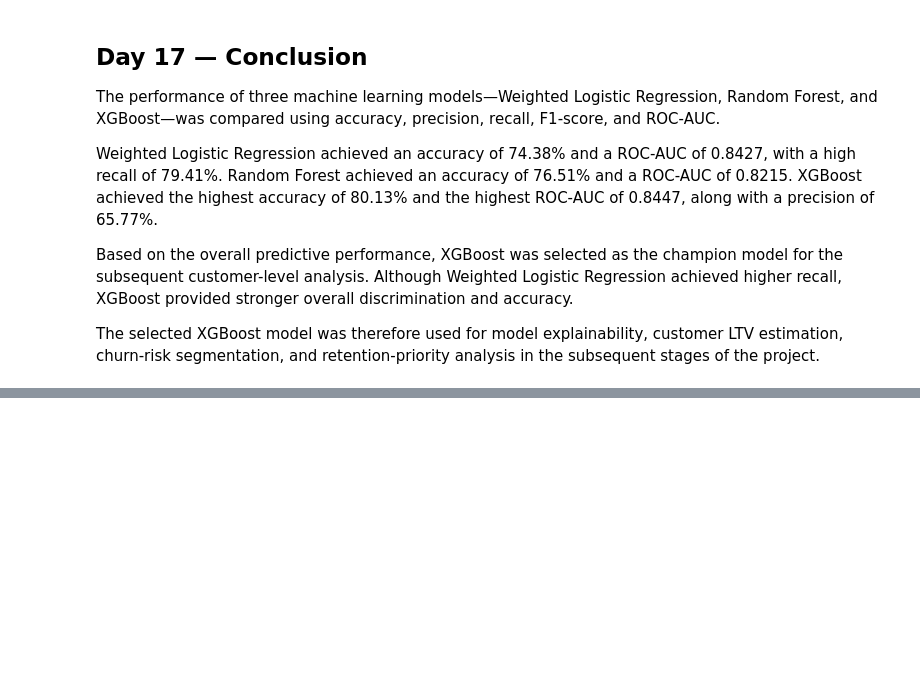
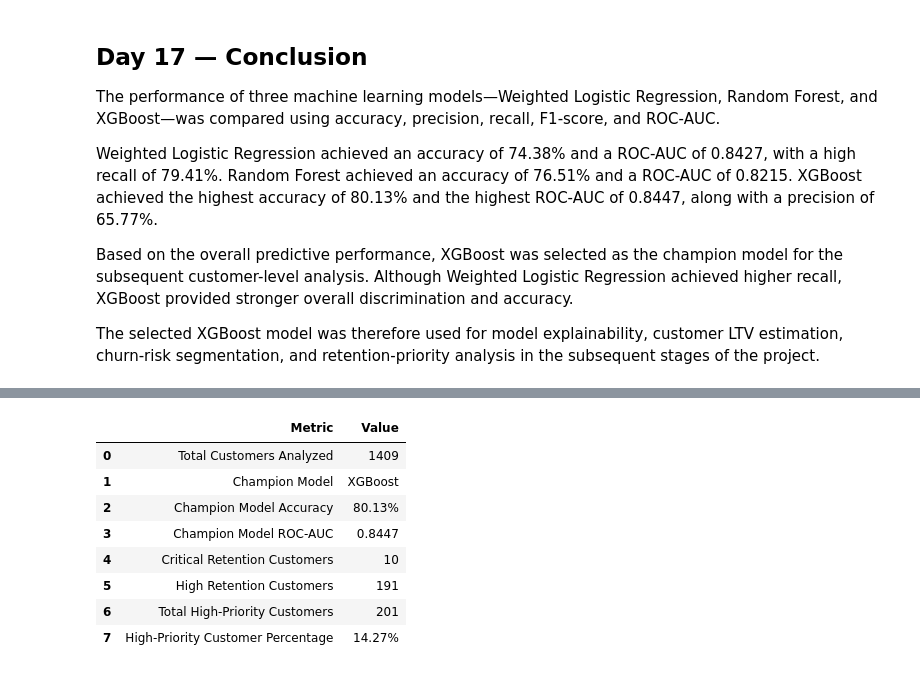
Before and after one commit to sagarsiddharth09-blip/customer-churn-LTV-engine, a Jupyter notebook: Akshay_Baseline_Analytics.ipynb, the cells around one changed output, grey strips where cells are left out. Saved outputs shown, nothing was run; the diff lists cells and outputs as text; code cells hidden in the pictures; blank space fills up the shorter version.

Commit message:
Add Day 18 business insights and recommendations

```diff
--- a/Akshay_Baseline_Analytics.ipynb
+++ b/Akshay_Baseline_Analytics.ipynb
@@ -4488,0 +4495,35 @@ The selected XGBoost model was therefore used for model explainability, customer
+# %%
+business_summary = pd.DataFrame({
+    "Metric": [
+        "Total Customers Analyzed",
+        "Champion Model",
+        "Champion Model Accuracy",
+        "Champion Model ROC-AUC",
+        "Critical Retention Customers",
+        "High Retention Customers",
+        "Total High-Priority Customers",
+        "High-Priority Customer Percentage"
+    ],
+    "Value": [
+        len(ltv_df),
+        "XGBoost",
+        "80.13%",
+        "0.8447",
+        10,
+        191,
+        201,
+        "14.27%"
+    ]
+})
+
+business_summary
+# %% [output]
+|  | Metric | Value |
+| 0 | Total Customers Analyzed | 1409 |
+| 1 | Champion Model | XGBoost |
+| 2 | Champion Model Accuracy | 80.13% |
+| 3 | Champion Model ROC-AUC | 0.8447 |
+| 4 | Critical Retention Customers | 10 |
+| 5 | High Retention Customers | 191 |
+| 6 | Total High-Priority Customers | 201 |
+| 7 | High-Priority Customer Percentage | 14.27% |
```
Also changed, not shown: parts of 9 cells of this notebook.
